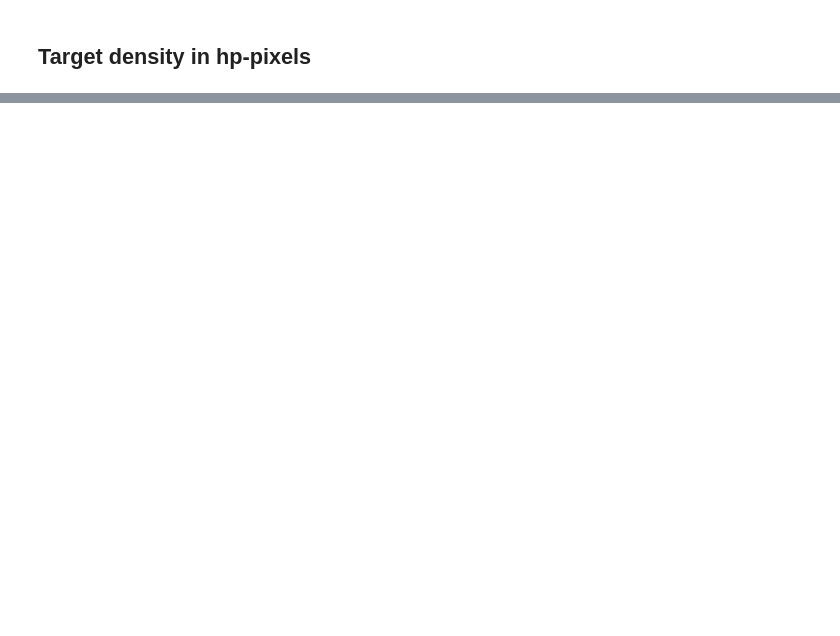
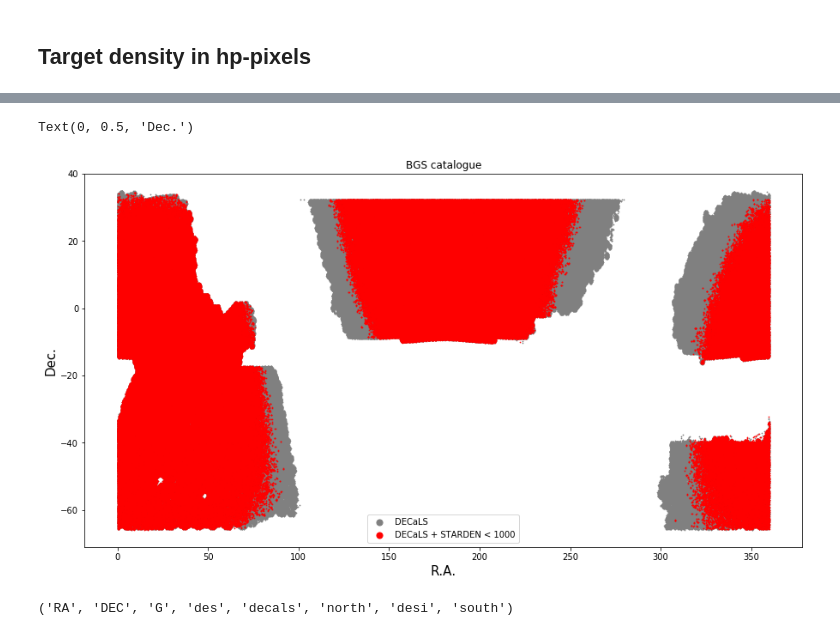
Before and after one commit to qmxp55/bgstargets, a Jupyter notebook: doc/getBGScat_with_weights.ipynb, the cells around one changed output, grey strips where cells are left out. Drawn from its saved outputs; the diff is of its cells as text; code cells hidden in the pictures; blank space fills up the shorter version.

```diff
--- a/doc/getBGScat_with_weights.ipynb
+++ b/doc/getBGScat_with_weights.ipynb
@@ -204,8 +250,8 @@ systs      = ['stardens','ebv','psfsize_g', 'psfsize_r', 'psfsize_z','galdepth_g
 
 fig    = plt.figure(figsize=(20,15))
 gs     = gridspec.GridSpec(3,3,hspace=0.30,wspace=0.25)
-ws = 1./((-2.77*10**(-5))*hpdict['stardens'] + 1.02)
-namesel = 'any'
+ws = 1./((-2.74*10**(-5))*hpdict['stardens'] + 1.02)
+namesel = 'bgs_any'
 
 for i in range(9):
 
@@ -213,7 +259,7 @@ for i in range(9):
     if (i%3==0) or (i==1): ylab=True
     else: ylab = False
 
-    plot_sysdens(hpdicttmp=hpdict, namesel=namesel, regs=[reg], syst=systs[i-1], mainreg=isdesi, xlim=None, n=i, nx=20,
+    plot_sysdens(hpdicttmp=hpdict, namesels=[namesel], regs=[reg], syst=systs[i-1], mainreg=isdesi, xlim=None, n=i, nx=20,
              clip=True, denslims=False, ylab=ylab, weights=True, fig=fig, gs=gs, label=True, ws=ws)
 
 fig.savefig('syst_w_weights_%s_%s_%s.png' %(dr, reg, namesel), bbox_inches = 'tight', pad_inches = 0)
@@ -239,14 +283,16 @@ mollweide(hpdict=hpdict, namesel='faint', reg=reg_, projection=projection, n=1,
 # match associated target density for each object
 import pandas as pd
 
-s = pd.Series(hppix_cat)
+s = pd.Series(extra['hppix'])
 d = s.groupby(s).groups
 
 DENS = np.zeros_like(cat['RA'])
 WS = np.zeros_like(cat['RA'])
-hpdens = (hpdict['south_nany'] + hpdict['north_nany'] ) / (pixarea * hpdict['bgsfracarea'])
+STARDEN = np.zeros_like(cat['RA'])
+hpdens = (hpdict['south_nbgs_any'] + hpdict['north_nbgs_any'] ) / (pixarea * hpdict['bgsfracarea'])
 print(len(hpdens), len(ws))
 #
 for npixid, catids in zip(d.keys(), d.values()):
     DENS[catids] = hpdens[npixid]
+    STARDEN[catids] = hpdict['stardens'][npixid]
     WS[catids] = ws[npixid]
@@ -254,0 +299,4 @@ for npixid, catids in zip(d.keys(), d.values()):
+# %%
+bgs_any = ((cat['BGSBITS'] & 2**(20)) != 0)
+bgs_b = ((cat['BGSBITS'] & 2**(21)) != 0)
+bgs_f = ((cat['BGSBITS'] & 2**(22)) != 0)
@@ -254,0 +444,31 @@ for npixid, catids in zip(d.keys(), d.values()):
+# %%
+plt.figure(figsize=(15,8))
+
+N = 30
+#plt.scatter(tab['RA'][::1000], tab['DEC'][::1000])
+mask2 = tab['STARDEN'] < 1000
+maskn = (tab['north']) & (tab['desi'])
+masks_n = (tab['south']) & (tab['desi']) & (tab['b'] > 0)
+masks_s = (tab['south']) & (tab['desi']) & (tab['b'] < 0)
+
+#plt.scatter(tab['RA'][::N], tab['DEC'][::N], s=0.5, c='gray', label='all')
+#plt.scatter(tab['RA'][masks_n][::N], tab['DEC'][masks_n][::N], s=0.5, c='r', label='DECaLS NGC = desi & south & galb > 0')
+#plt.scatter(tab['RA'][masks_s][::N], tab['DEC'][masks_s][::N], s=0.5, c='orange', label='DECaLS SGC = desi & south & galb < 0')
+#plt.scatter(tab['RA'][maskn][::N], tab['DEC'][maskn][::N], s=0.5, c='k', label='BASS/MzLS = desi & north')
+#plt.axhline(dec_resol_ns, lw=2, c='b', ls='--')
+
+#sanity check for STARDEN
+plt.scatter(tab['RA'][(tab['south'])][::N], tab['DEC'][(tab['south'])][::N], s=0.5, c='gray', label='DECaLS')
+plt.scatter(tab['RA'][(tab['south']) & (mask2)][::N], tab['DEC'][(tab['south']) & (mask2)][::N], s=0.5, c='r', label='DECaLS + STARDEN < 1000')
+
+
+plt.title('BGS catalogue', size=20)
+
+lgnd = plt.legend()
+[handle.set_sizes([50]) for handle in lgnd.legendHandles]
+
+plt.xlabel(r'R.A.', size=15)
+plt.ylabel(r'Dec.', size=15)
+# %% [output]
+Text(0, 0.5, 'Dec.')
+[figure, added]
@@ -254,0 +477,4 @@ for npixid, catids in zip(d.keys(), d.values()):
+# %%
+stars.dtype.names
+# %% [output]
+('RA', 'DEC', 'G', 'des', 'decals', 'north', 'desi', 'south')
```
Also changed, not shown: parts of 49 cells of this notebook, 14 other files.
